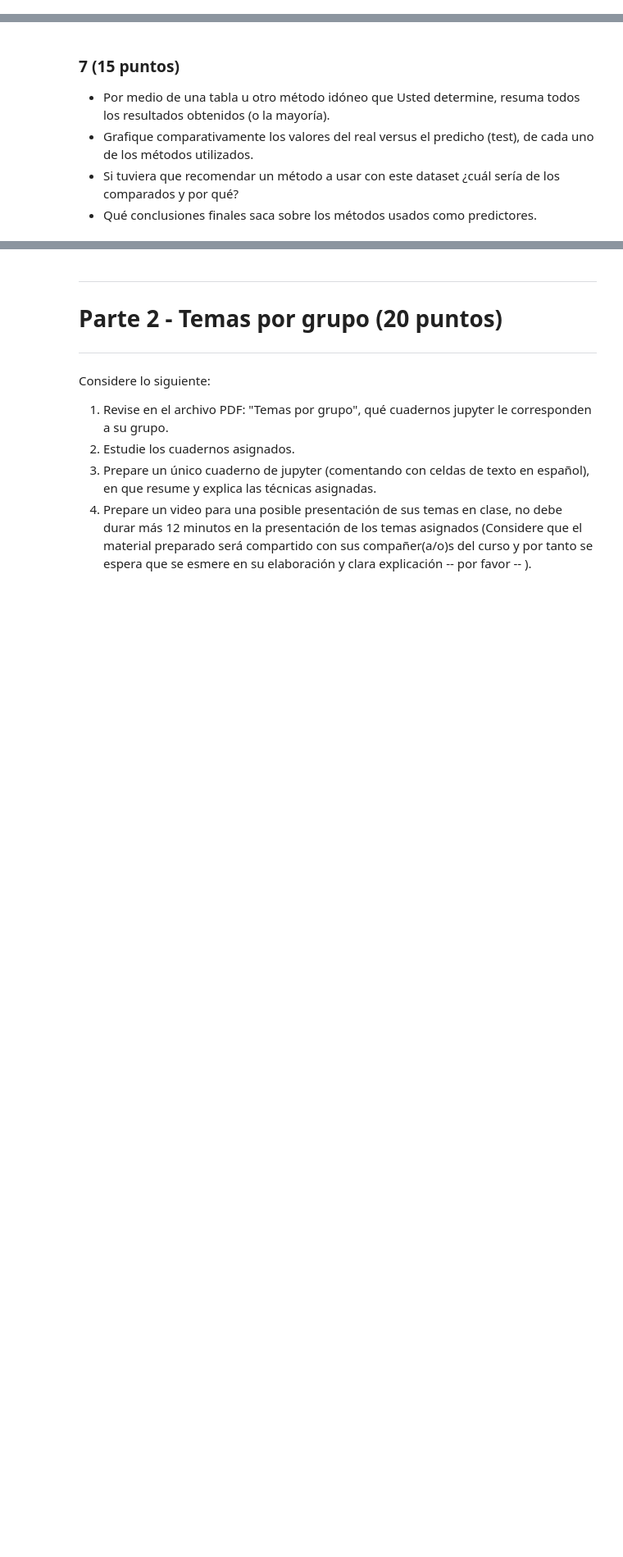
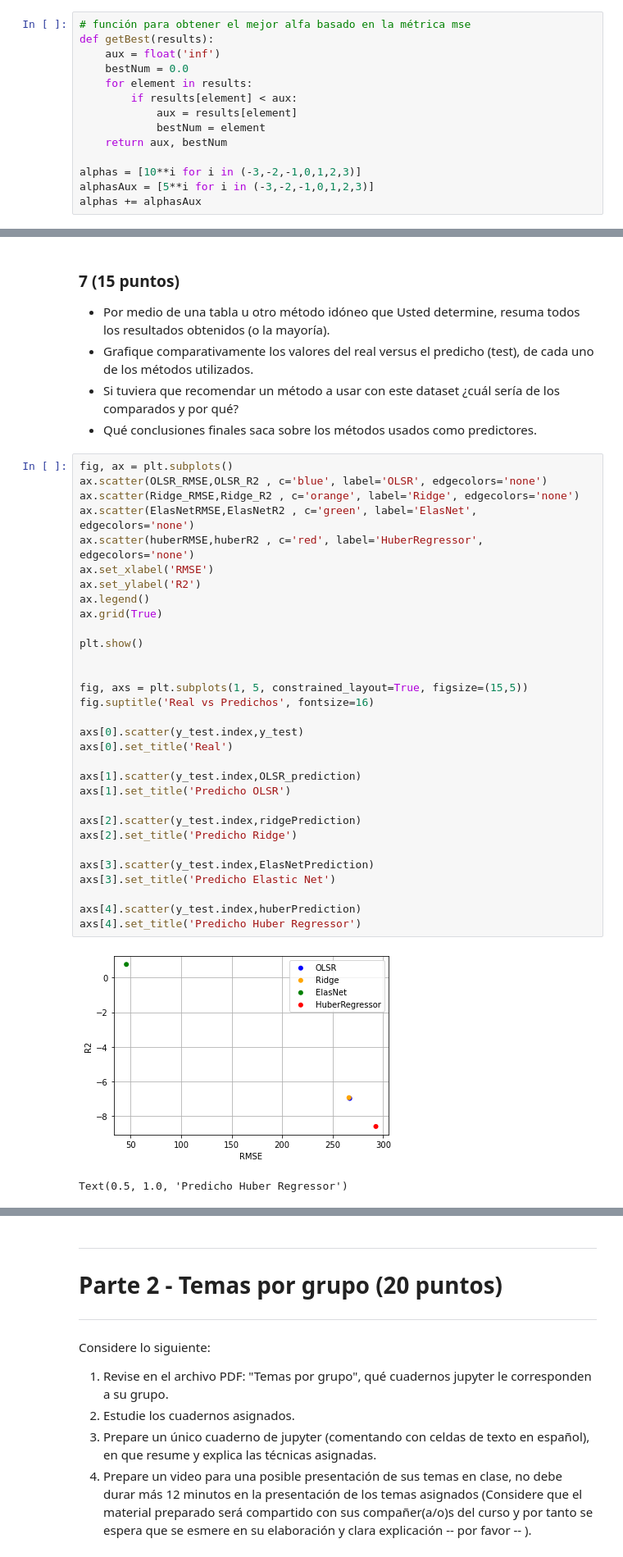
Before and after one commit to joseSalazar4/Cement-Prediction, a Jupyter notebook: 2021-2-Trabajo Practico_03.ipynb, the cells around one changed output, grey strips where cells are left out. Shown at 82% size. Cells and saved outputs as stored; diff of their text form; blank space fills up the shorter version.

```diff
--- a/2021-2-Trabajo Practico_03.ipynb
+++ b/2021-2-Trabajo Practico_03.ipynb
@@ -468,0 +439,14 @@ Hemos usado
+# %%
+# función para obtener el mejor alfa basado en la métrica mse
+def getBest(results):
+    aux = float('inf')
+    bestNum = 0.0
+    for element in results:
+        if results[element] < aux:
+            aux = results[element]
+            bestNum = element
+    return aux, bestNum
+
+alphas = [10**i for i in (-3,-2,-1,0,1,2,3)]
+alphasAux = [5**i for i in (-3,-2,-1,0,1,2,3)]
+alphas += alphasAux
@@ -473,3 +584,37 @@ Hemos usado
 - Grafique comparativamente los valores del real versus el predicho (test), de cada uno de los métodos utilizados.
 - Si tuviera que recomendar un método a usar con este dataset ¿cuál sería de los comparados y por qué?
 - Qué conclusiones finales saca sobre los métodos usados como predictores.
+# %%
+fig, ax = plt.subplots()
+ax.scatter(OLSR_RMSE,OLSR_R2 , c='blue', label='OLSR', edgecolors='none')
+ax.scatter(Ridge_RMSE,Ridge_R2 , c='orange', label='Ridge', edgecolors='none')
+ax.scatter(ElasNetRMSE,ElasNetR2 , c='green', label='ElasNet', edgecolors='none')
+ax.scatter(huberRMSE,huberR2 , c='red', label='HuberRegressor', edgecolors='none')
+ax.set_xlabel('RMSE')
+ax.set_ylabel('R2')
+ax.legend()
+ax.grid(True)
+
+plt.show()
+
+
+fig, axs = plt.subplots(1, 5, constrained_layout=True, figsize=(15,5))
+fig.suptitle('Real vs Predichos', fontsize=16)
+
+axs[0].scatter(y_test.index,y_test)
+axs[0].set_title('Real')
+
+axs[1].scatter(y_test.index,OLSR_prediction)
+axs[1].set_title('Predicho OLSR')
+
+axs[2].scatter(y_test.index,ridgePrediction)
+axs[2].set_title('Predicho Ridge')
+
+axs[3].scatter(y_test.index,ElasNetPrediction)
+axs[3].set_title('Predicho Elastic Net')
+
+axs[4].scatter(y_test.index,huberPrediction)
+axs[4].set_title('Predicho Huber Regressor')
+# %% [output]
+[figure, added]
+Text(0.5, 1.0, 'Predicho Huber Regressor')
```
Also changed, not shown: parts of 20 cells of this notebook.
